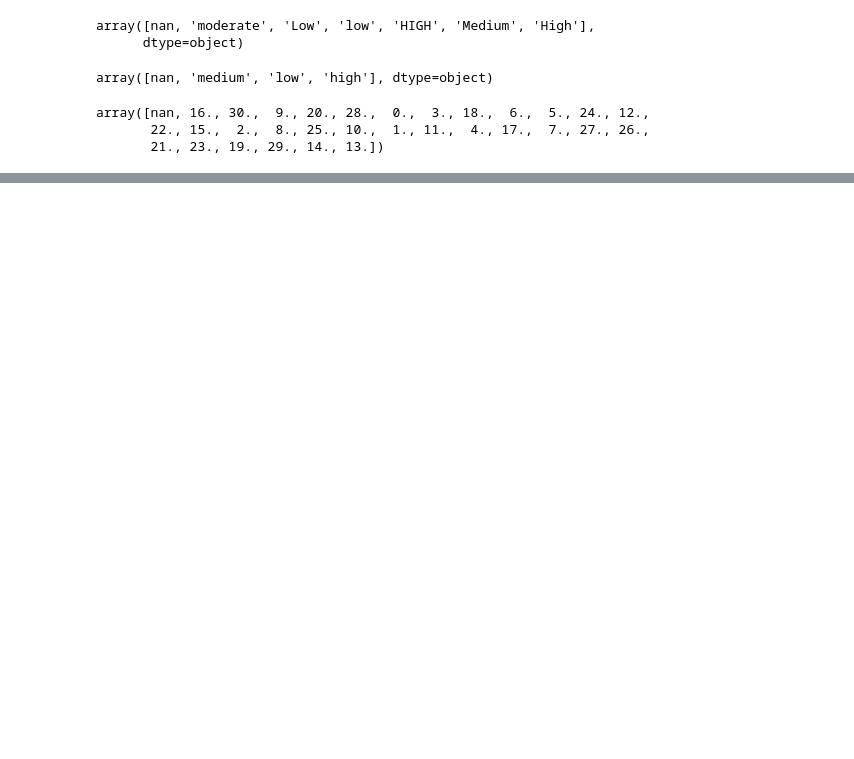
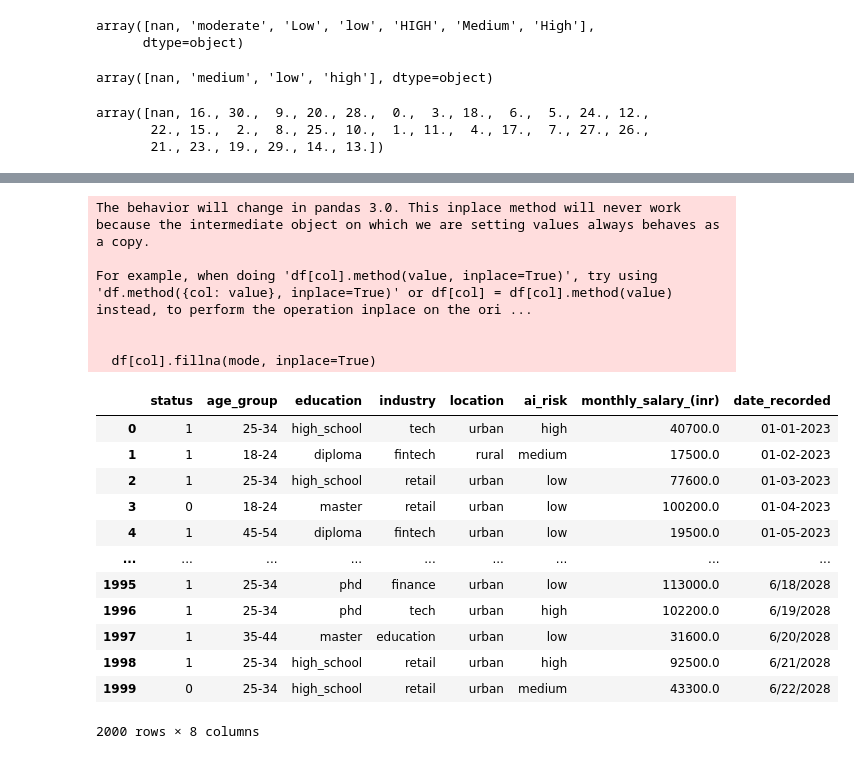
Before and after one commit to Abhay-Pratap-Singh-7/Probation-Project-25, a Jupyter notebook: Abhay_Pratap_Singh_Task_5/Data_cleaning.ipynb, the cells around one changed output, grey strips where cells are left out. Cells and saved outputs as stored; diff of their text form; code cells hidden in the pictures; blank space fills up the shorter version.

```diff
--- a/Abhay_Pratap_Singh_Task_5/Data_cleaning.ipynb
+++ b/Abhay_Pratap_Singh_Task_5/Data_cleaning.ipynb
@@ -219,0 +243,3 @@ ValueError: time data "02-01-23" doesn't match format "%m-%d-%Y", at position 0.
+# %%
+mode = df['ai_risk'].mode()[0]
+df['ai_risk'].fillna(mode, inplace=True)
@@ -219,0 +253,3 @@ ValueError: time data "02-01-23" doesn't match format "%m-%d-%Y", at position 0.
+# %%
+mode = df['location'].mode()[0]
+df['location'].fillna(mode, inplace=True)
@@ -219,0 +291,25 @@ ValueError: time data "02-01-23" doesn't match format "%m-%d-%Y", at position 0.
+# %%
+for col in ['status','age_group','education','industry']:
+    mode = df[col].mode()[0]
+    df[col].fillna(mode, inplace=True)
+df
+# %% [output]
+The behavior will change in pandas 3.0. This inplace method will never work because the intermediate object on which we are setting values always behaves as a copy.
+
+For example, when doing 'df[col].method(value, inplace=True)', try using 'df.method({col: value}, inplace=True)' or df[col] = df[col].method(value) instead, to perform the operation inplace on the ori ...
+
+
+  df[col].fillna(mode, inplace=True)
+|  | status | age_group | education | industry | location | ai_risk | monthly_salary_(inr) | date_recorded |
+| 0 | 1 | 25-34 | high_school | tech | urban | high | 40700.0 | 01-01-2023 |
+| 1 | 1 | 18-24 | diploma | fintech | rural | medium | 17500.0 | 01-02-2023 |
+| 2 | 1 | 25-34 | high_school | retail | urban | low | 77600.0 | 01-03-2023 |
+| 3 | 0 | 18-24 | master | retail | urban | low | 100200.0 | 01-04-2023 |
+| 4 | 1 | 45-54 | diploma | fintech | urban | low | 19500.0 | 01-05-2023 |
+| ... | ... | ... | ... | ... | ... | ... | ... | ... |
+| 1995 | 1 | 25-34 | phd | finance | urban | low | 113000.0 | 6/18/2028 |
+| 1996 | 1 | 25-34 | phd | tech | urban | high | 102200.0 | 6/19/2028 |
+| 1997 | 1 | 35-44 | master | education | urban | low | 31600.0 | 6/20/2028 |
+| 1998 | 1 | 25-34 | high_school | retail | urban | high | 92500.0 | 6/21/2028 |
+| 1999 | 0 | 25-34 | high_school | retail | urban | medium | 43300.0 | 6/22/2028 |
+2000 rows × 8 columns
```
Also changed, not shown: parts of 30 cells of this notebook, 6 other files.
